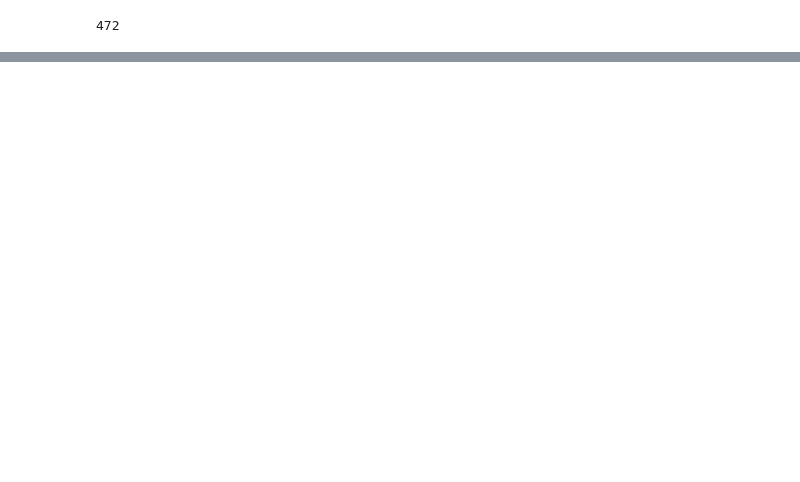
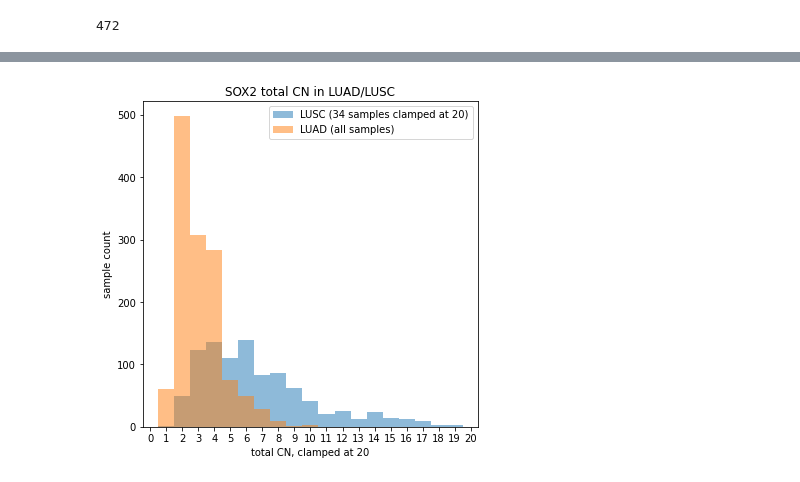
Before and after one commit to ICCB-Cologne/CNSistent, a Jupyter notebook: notebooks/analyze/analyze_lung.ipynb, the cells around one changed output, grey strips where cells are left out. Cells and saved outputs as stored; diff of their text form; code cells hidden in the pictures; blank space fills up the shorter version.

```diff
--- a/notebooks/analyze/analyze_lung.ipynb
+++ b/notebooks/analyze/analyze_lung.ipynb
@@ -81,3 +84,25 @@ cosmic_luad_group = cosmic_luad_group.merge(cosmic_genes, on=["chrom", "start",
+# %%
+import numpy as np
+
+lusc_SOX2_df = cosmic_lusc_df.query("name == 'SOX2'")
+lusc_clamp = sum(lusc_SOX2_df["total_cn"] > 20)
+luad_SOX2_df = cosmic_luad_df.query("name == 'SOX2'")
+luad_clamp = sum(luad_SOX2_df["total_cn"] > 20)
+# plot histogram of SOX2 CN in LUAD and LUSC
+fig, ax = plt.subplots(1, 1, figsize=(6, 6))
+ax.hist(lusc_SOX2_df["total_cn"], bins=np.arange(0.5, 20.5), alpha=0.5, label=f"LUSC ({lusc_clamp} samples clamped at 20)")
+ax.hist(luad_SOX2_df["total_cn"], bins=np.arange(0.5, 20.5), alpha=0.5, label="LUAD (all samples)")
+# set xticks to 0-20
+ax.set_xticks(np.arange(0, 21))
+
+ax.set_xlabel("total CN, clamped at 20")
+ax.set_ylabel("sample count")
+ax.set_title("SOX2 total CN in LUAD/LUSC")
+ax.legend()
+
+save_cns_fig("fig_SOX2_LUAD_LUSC_hist")
+# %% [output]
+[figure, added]
 # %%
 fig, ax = fig_dots(cosmic_lusc_group, chrom="chr3", column="total_cn")
 plot_dots(ax, cosmic_luad_group, chrom="chr3", column="total_cn", color="red")
```
Also changed, not shown: parts of 14 cells of this notebook, 1 other file.
